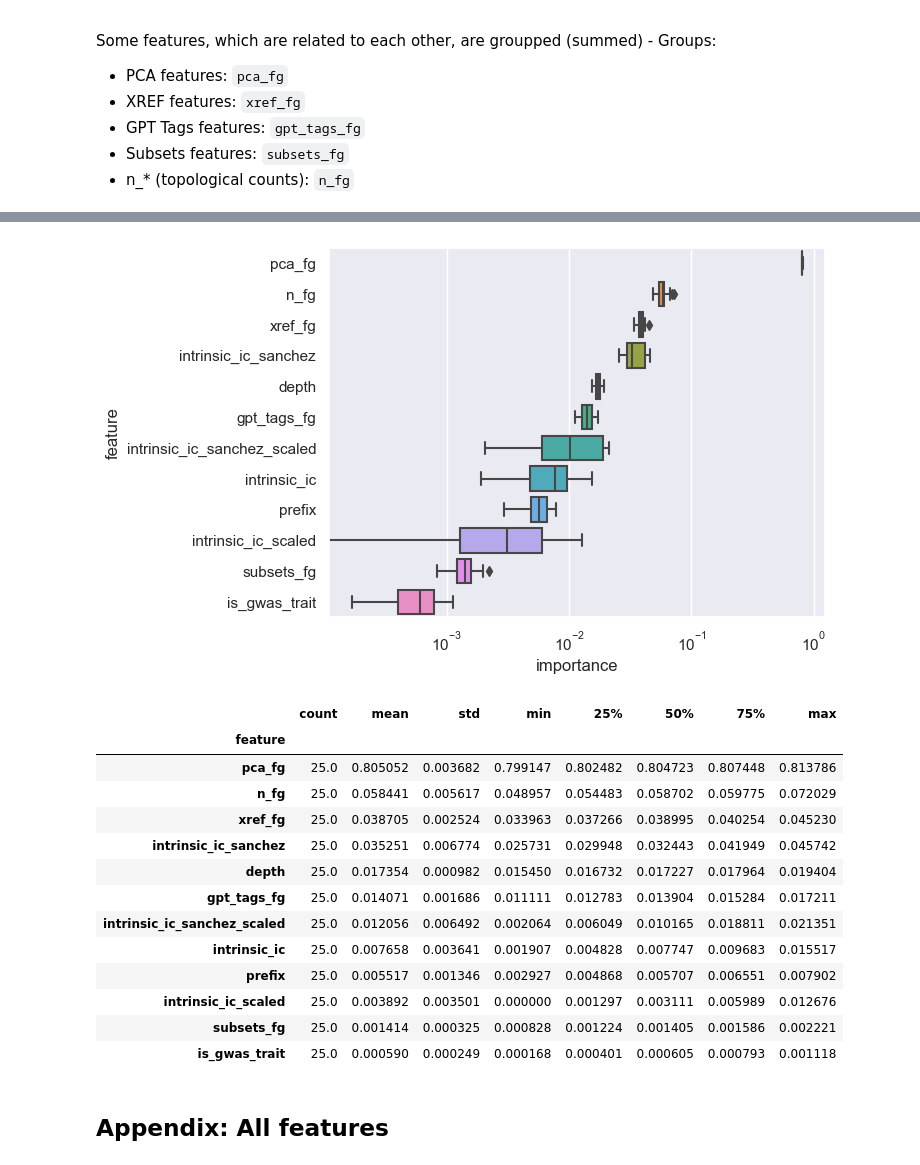
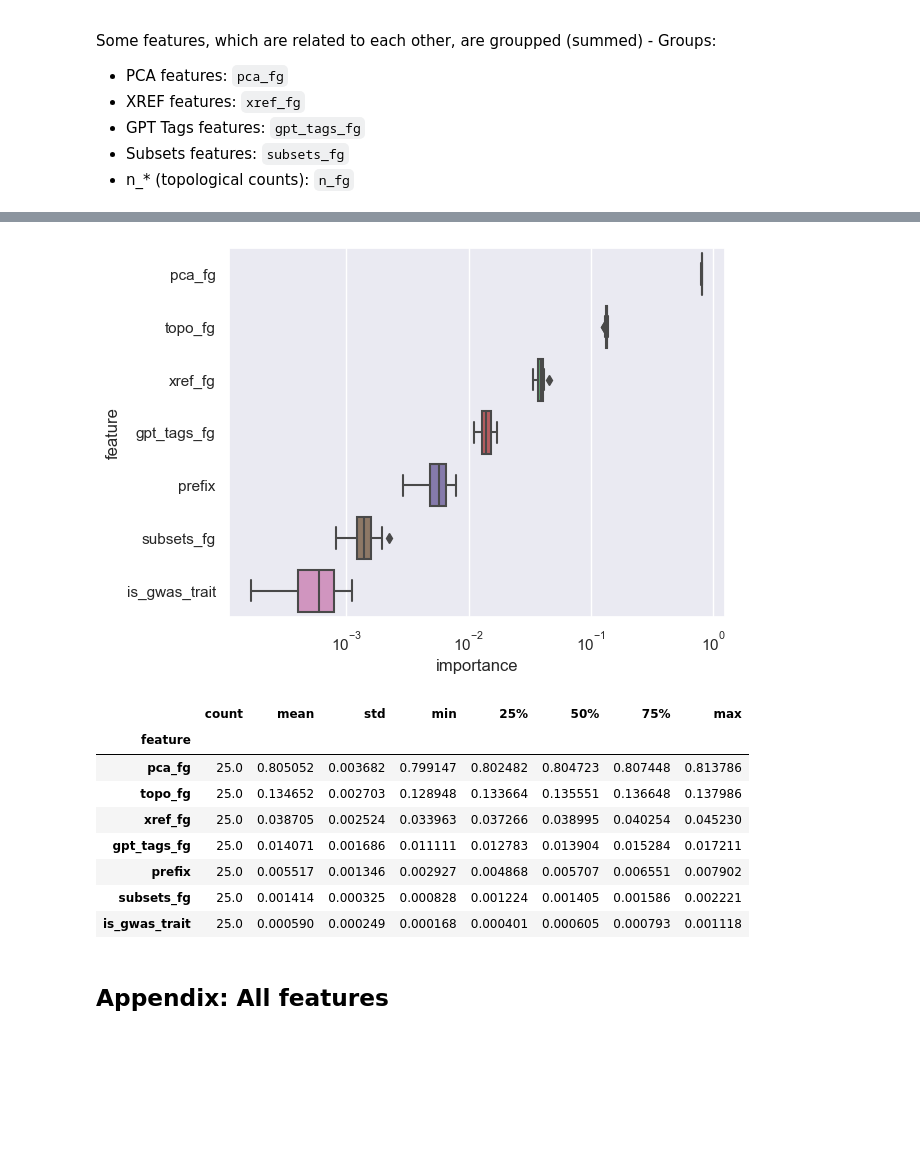
Before and after one commit to related-sciences/nxontology-ml, a Jupyter notebook: experimentation/Feature_Importance.ipynb, the cells around one changed output, grey strips where cells are left out. Drawn from its saved outputs; the diff is of its cells as text; code cells hidden in the pictures; blank space fills up the shorter version.

Commit message:
Group features further

```diff
--- a/experimentation/Feature_Importance.ipynb
+++ b/experimentation/Feature_Importance.ipynb
@@ -59,3 +59,9 @@ Some features, which are related to each other, are groupped (summed) - Groups:
 * GPT Tags features: `gpt_tags_fg`
 * Subsets features: `subsets_fg`
 * n_* (topological counts): `n_fg`
+# %%
+df_groupped = extract_feature_importance(
+    "20230919_231920_pca64_subsets_gpt4_mae",
+    feature_groups=[PCA_FG, GPT_FG, X_REF_FG, SUBSETS_FG, TOPO_FG],
+)
+sns.boxplot(data=df_groupped, x="importance", y="feature")
@@ -62,12 +71,9 @@ Some features, which are related to each other, are groupped (summed) - Groups:
 # %%
-df_groupped = extract_feature_importance(
-    "20230919_231920_pca64_subsets_gpt4_mae",
-    feature_groups=[PCA_FG, GPT_FG, X_REF_FG, SUBSETS_FG, N_FG],
-)
+# Log version
 sns.boxplot(data=df_groupped, x="importance", y="feature")
 plt.xscale("log")
 # %% [output]
-[figure, old version]
+[figure, new version]
 # %%
 df_groupped.groupby("feature")["importance"].describe().sort_values(
     by="50%", ascending=False
@@ -76,15 +82,10 @@ df_groupped.groupby("feature")["importance"].describe().sort_values(
 |  | count | mean | std | min | 25% | 50% | 75% | max |
 | feature |  |  |  |  |  |  |  |  |
 | pca_fg | 25.0 | 0.805052 | 0.003682 | 0.799147 | 0.802482 | 0.804723 | 0.807448 | 0.813786 |
-| n_fg | 25.0 | 0.058441 | 0.005617 | 0.048957 | 0.054483 | 0.058702 | 0.059775 | 0.072029 |
+| topo_fg | 25.0 | 0.134652 | 0.002703 | 0.128948 | 0.133664 | 0.135551 | 0.136648 | 0.137986 |
 | xref_fg | 25.0 | 0.038705 | 0.002524 | 0.033963 | 0.037266 | 0.038995 | 0.040254 | 0.045230 |
-| intrinsic_ic_sanchez | 25.0 | 0.035251 | 0.006774 | 0.025731 | 0.029948 | 0.032443 | 0.041949 | 0.045742 |
-| depth | 25.0 | 0.017354 | 0.000982 | 0.015450 | 0.016732 | 0.017227 | 0.017964 | 0.019404 |
 | gpt_tags_fg | 25.0 | 0.014071 | 0.001686 | 0.011111 | 0.012783 | 0.013904 | 0.015284 | 0.017211 |
-| intrinsic_ic_sanchez_scaled | 25.0 | 0.012056 | 0.006492 | 0.002064 | 0.006049 | 0.010165 | 0.018811 | 0.021351 |
-| intrinsic_ic | 25.0 | 0.007658 | 0.003641 | 0.001907 | 0.004828 | 0.007747 | 0.009683 | 0.015517 |
 | prefix | 25.0 | 0.005517 | 0.001346 | 0.002927 | 0.004868 | 0.005707 | 0.006551 | 0.007902 |
-| intrinsic_ic_scaled | 25.0 | 0.003892 | 0.003501 | 0.000000 | 0.001297 | 0.003111 | 0.005989 | 0.012676 |
 | subsets_fg | 25.0 | 0.001414 | 0.000325 | 0.000828 | 0.001224 | 0.001405 | 0.001586 | 0.002221 |
 | is_gwas_trait | 25.0 | 0.000590 | 0.000249 | 0.000168 | 0.000401 | 0.000605 | 0.000793 | 0.001118 |
 # %% [markdown]
```
Also changed, not shown: parts of 2 cells of this notebook, 1 other file.
